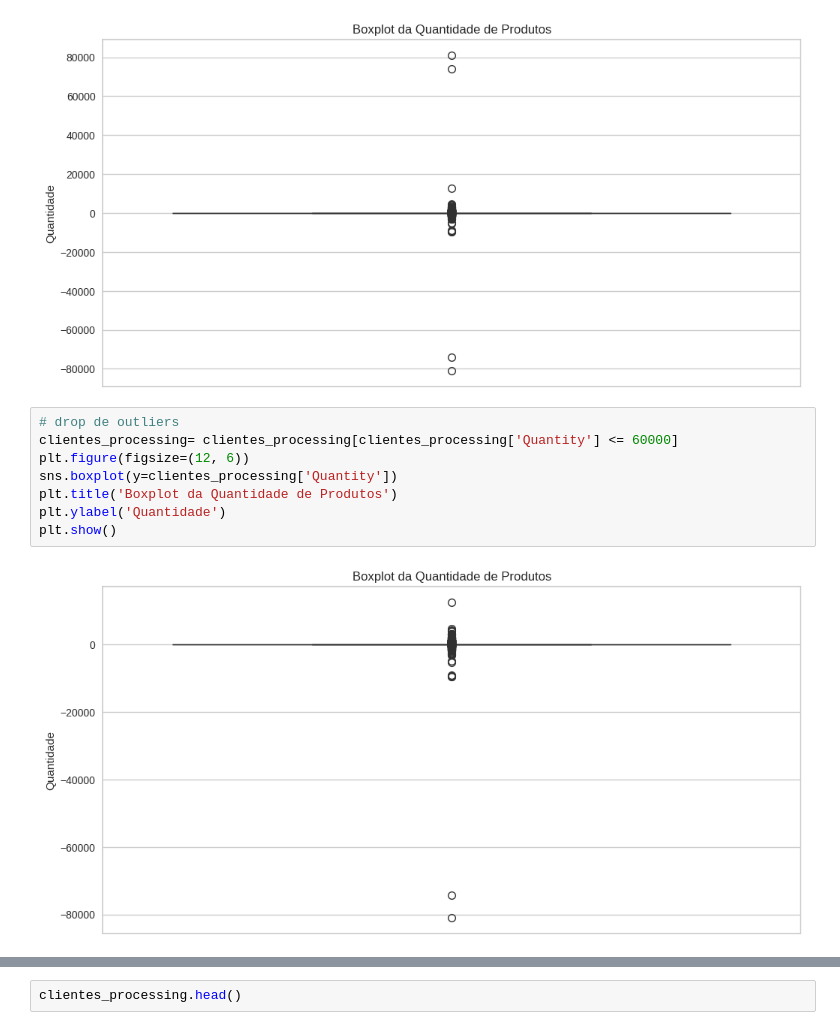
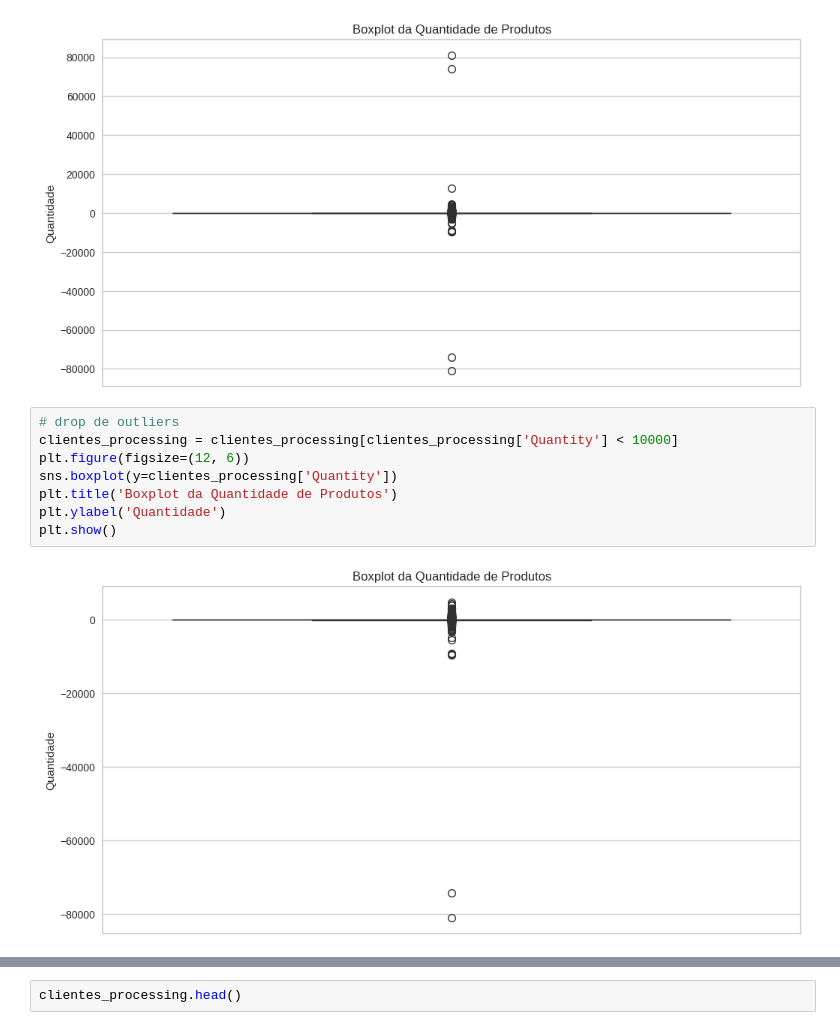
Before and after one commit to PabloLBandeira/biblioteca-Pandas, a Jupyter notebook: Desafio_07_Pablo.ipynb, the cells around one changed output, grey strips where cells are left out. Drawn from its saved outputs; the diff is of its cells as text.

```diff
--- a/Desafio_07_Pablo.ipynb
+++ b/Desafio_07_Pablo.ipynb
@@ -139,11 +143,11 @@ plt.show()
 [figure]
 # %%
 # drop de outliers
-clientes_processing= clientes_processing[clientes_processing['Quantity'] <= 60000]
+clientes_processing = clientes_processing[clientes_processing['Quantity'] < 10000]
 plt.figure(figsize=(12, 6))
 sns.boxplot(y=clientes_processing['Quantity'])
 plt.title('Boxplot da Quantidade de Produtos')
 plt.ylabel('Quantidade')
 plt.show()
 # %% [output]
-[figure, old version]
+[figure, new version]
```
Also changed, not shown: parts of 28 cells of this notebook.
